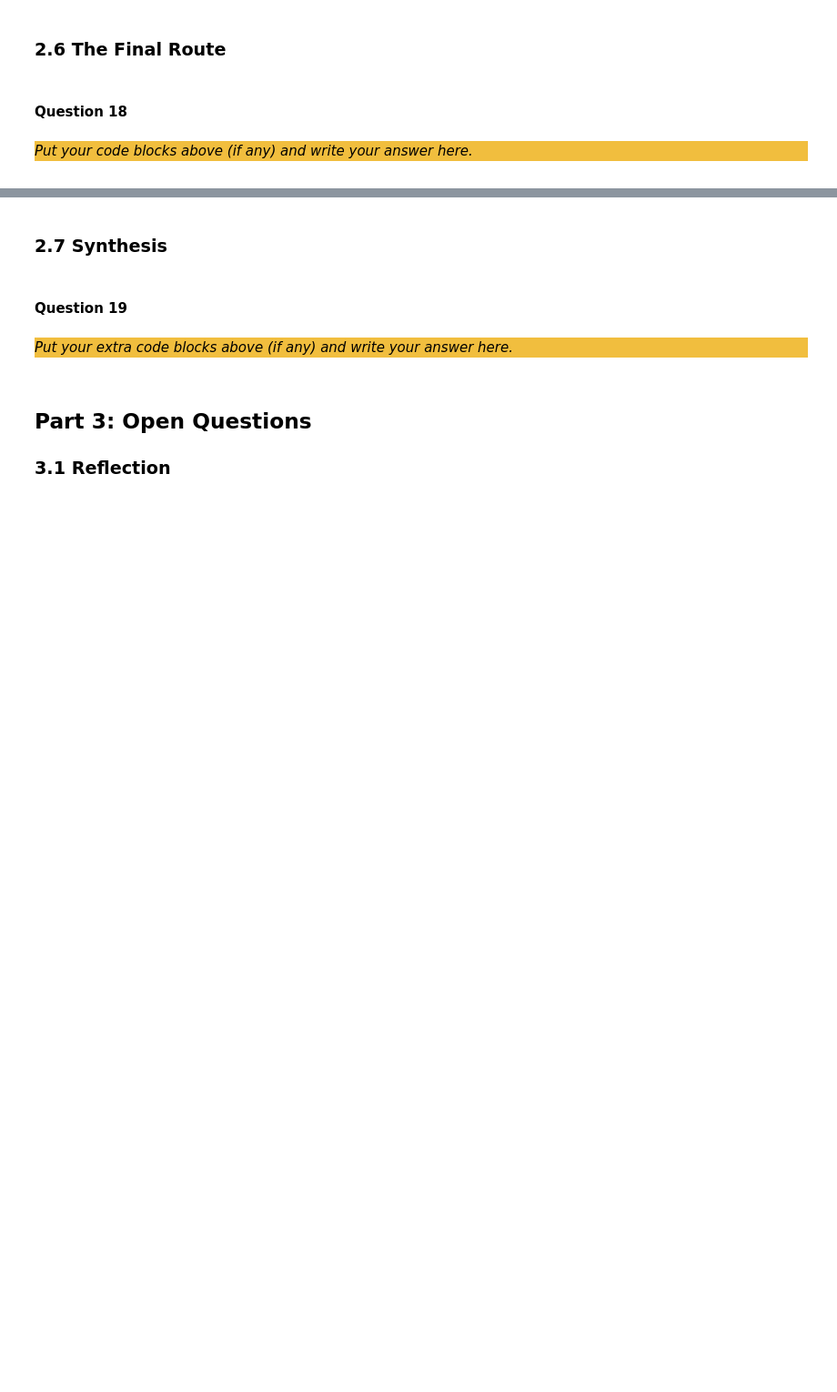
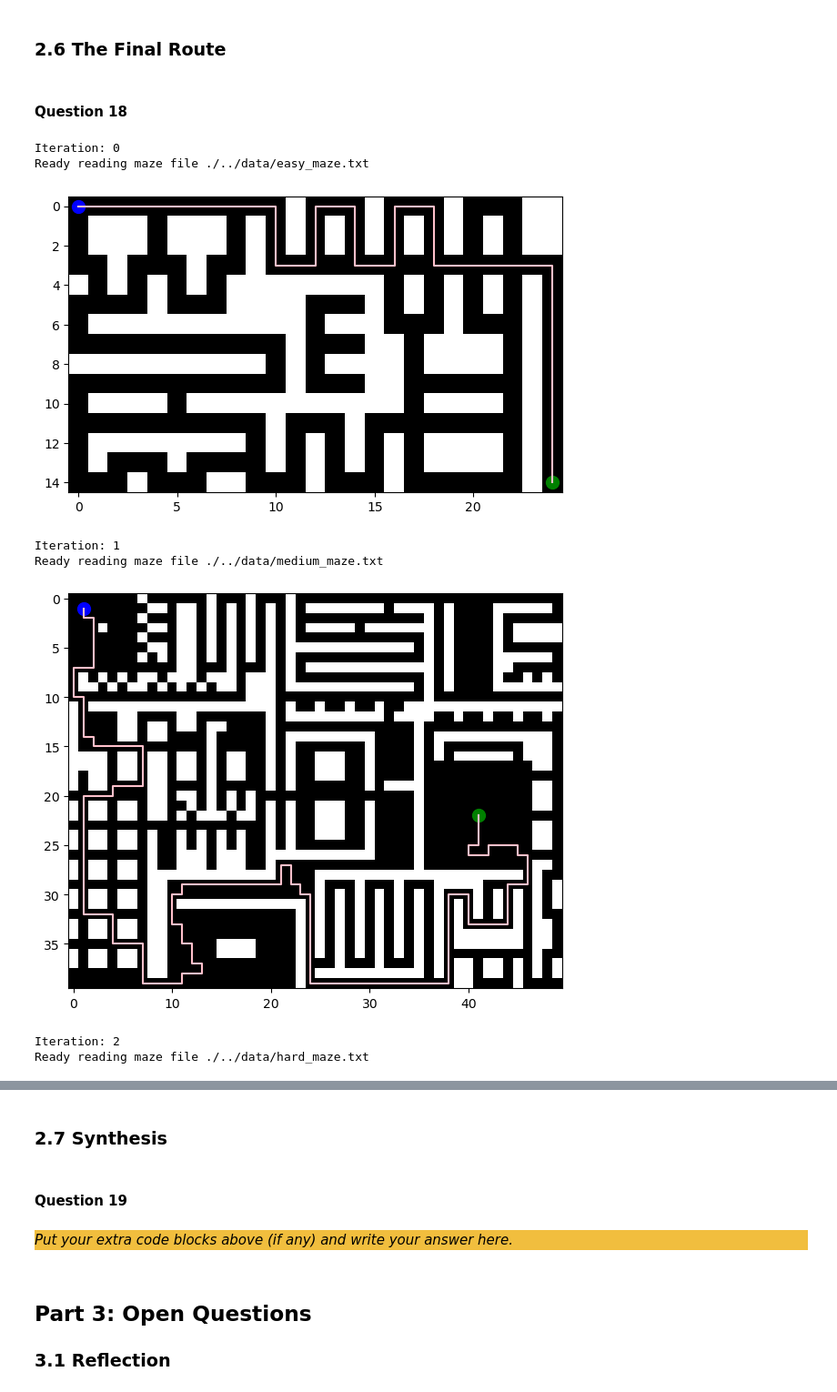
Before and after one commit to Eliminator1357/CI-ACOGA, a Jupyter notebook: src/Main.ipynb, the cells around one changed output, grey strips where cells are left out. Shown at 91% size. Saved outputs shown, nothing was run; the diff lists cells and outputs as text; code cells hidden in the pictures; blank space fills up the shorter version.

```diff
--- a/src/Main.ipynb
+++ b/src/Main.ipynb
@@ -833,7 +943,24 @@ _Put your code blocks above (if any) and write your answer here._
 ### 2.6 The Final Route
 # %% [markdown]
 #### Question 18
-# %% [markdown]
-<div style="background-color:#f1be3e">
-
-_Put your code blocks above (if any) and write your answer here._
+# %%
+for i in range(len(maze_types)):
+    print("Iteration: " + str(i))
+
+    maze_type = maze_types[i]
+    maze = Maze.create_maze(f"./../data/{maze_type}_maze.txt")
+    spec = PathSpecification.read_coordinates(f"./../data/{maze_type}_coordinates.txt")
+
+    ccPath, ccTime = run_colony(IntelligentAntColonyOptimization, maze, spec, optAnt[i], optGen[i], optQ[i], optEvap[i])
+
+    Visualizer.visualize_individual_path(maze, ccPath, spec)
+    ccPath.write_to_file(f"../data/35_{maze_type}.txt")
+# %% [output]
+Iteration: 0
+Ready reading maze file ./../data/easy_maze.txt
+[figure, added]
+Iteration: 1
+Ready reading maze file ./../data/medium_maze.txt
+[figure, added]
+Iteration: 2
+Ready reading maze file ./../data/hard_maze.txt
```
Also changed, not shown: parts of 6 cells of this notebook.
